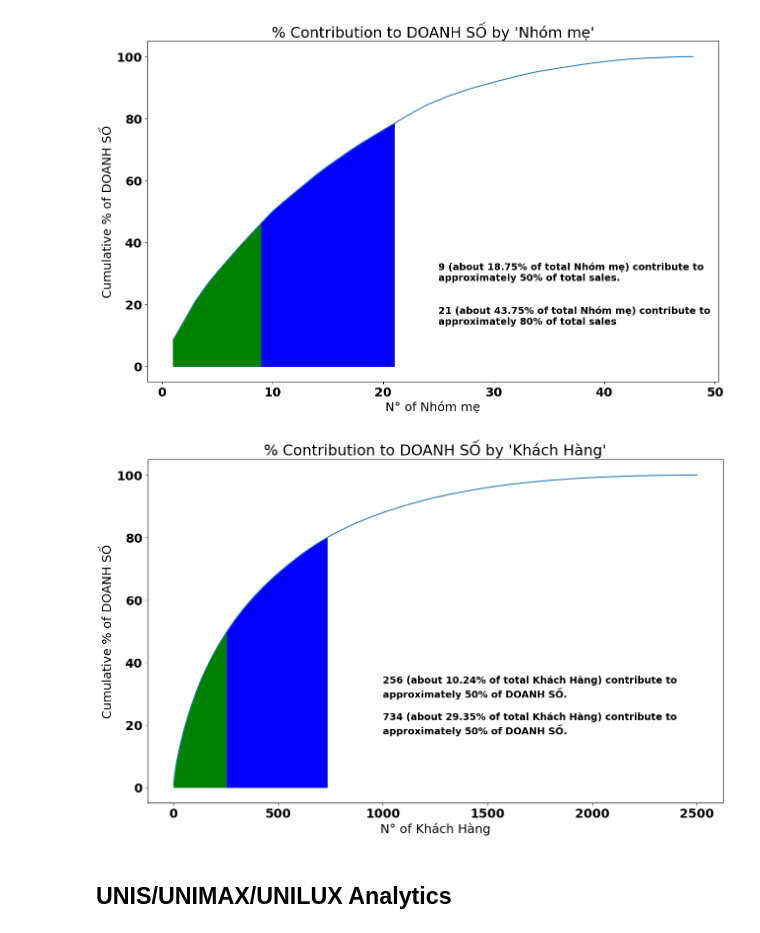
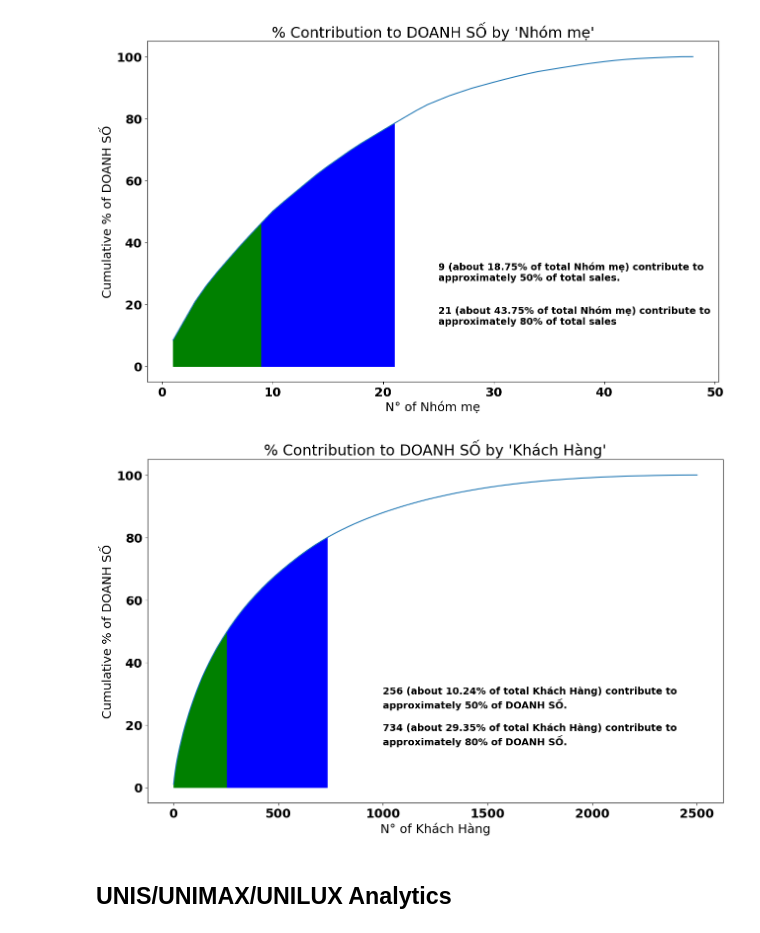
Before and after one commit to techgmartek/ba-analyer-sample, a Jupyter notebook: unis/analyzer/test.ipynb, the cells around one changed output. Cells and saved outputs as stored; diff of their text form; code cells hidden in the pictures.

```diff
--- a/unis/analyzer/test.ipynb
+++ b/unis/analyzer/test.ipynb
@@ -186,35 +159,35 @@ top_customers["Cumulative % of DOANH SỐ"] = top_customers["% of DOANH SỐ"].c
 
 total_group = top_customers.shape[0]
 FIRST_THRESHOLD_PERCENTAGE = 50
 total_first_group_contribute_to_threshold = (top_customers['Cumulative % of DOANH SỐ'] < FIRST_THRESHOLD_PERCENTAGE).sum()
 first_group_meet_threshold = top_customers[top_customers['Cumulative % of DOANH SỐ'] > FIRST_THRESHOLD_PERCENTAGE].iloc[0]
 
 SECOND_THRESHOLD_PERCENTAGE = 80
 total_second_group_contribute_to_threshold = (top_customers['Cumulative % of DOANH SỐ'] < SECOND_THRESHOLD_PERCENTAGE).sum()
 second_group_meet_threshold = top_customers[top_customers['Cumulative % of DOANH SỐ'] > SECOND_THRESHOLD_PERCENTAGE].iloc[0]
 
 plt.figure(figsize=(15,9))
 ax = sns.lineplot(x=range(1,len(top_customers)+1), y="Cumulative % of DOANH SỐ", data=top_customers)
 ax.set_xlabel("N° of Khách Hàng")
 ax.set_title("% Contribution to DOANH SỐ by 'Khách Hàng'")
 a=np.arange(1,len(top_customers)+1)
 b=top_customers["Cumulative % of DOANH SỐ"]
 plt.fill_between(a, b, 0,
                  where = (a >= 0) & (a <= total_first_group_contribute_to_threshold),
                  color = 'g')
 plt.fill_between(a, b, 0,
                  where = (a >= total_first_group_contribute_to_threshold) & (a <= total_second_group_contribute_to_threshold),
                  color = 'b')
 
 ratio1 = "{:.2f}".format(total_first_group_contribute_to_threshold / total_group * 100)
 ratio2 = "{:.2f}".format(total_second_group_contribute_to_threshold / total_group * 100)
 plt1 = ax.text(1000, 10, f"""{total_first_group_contribute_to_threshold} (about {ratio1}% of total Khách Hàng) contribute to
 approximately {FIRST_THRESHOLD_PERCENTAGE}% of DOANH SỐ.\n
 {total_second_group_contribute_to_threshold} (about {ratio2}% of total Khách Hàng) contribute to
-approximately {FIRST_THRESHOLD_PERCENTAGE}% of DOANH SỐ.
+approximately {SECOND_THRESHOLD_PERCENTAGE}% of DOANH SỐ.
 """, fontsize=14)
 # %% [output]
-[figure, old version]
+[figure, new version]
 # %% [markdown]
 ## UNIS/UNIMAX/UNILUX Analytics
 # %%
```
Also changed, not shown: parts of 5 cells of this notebook.
